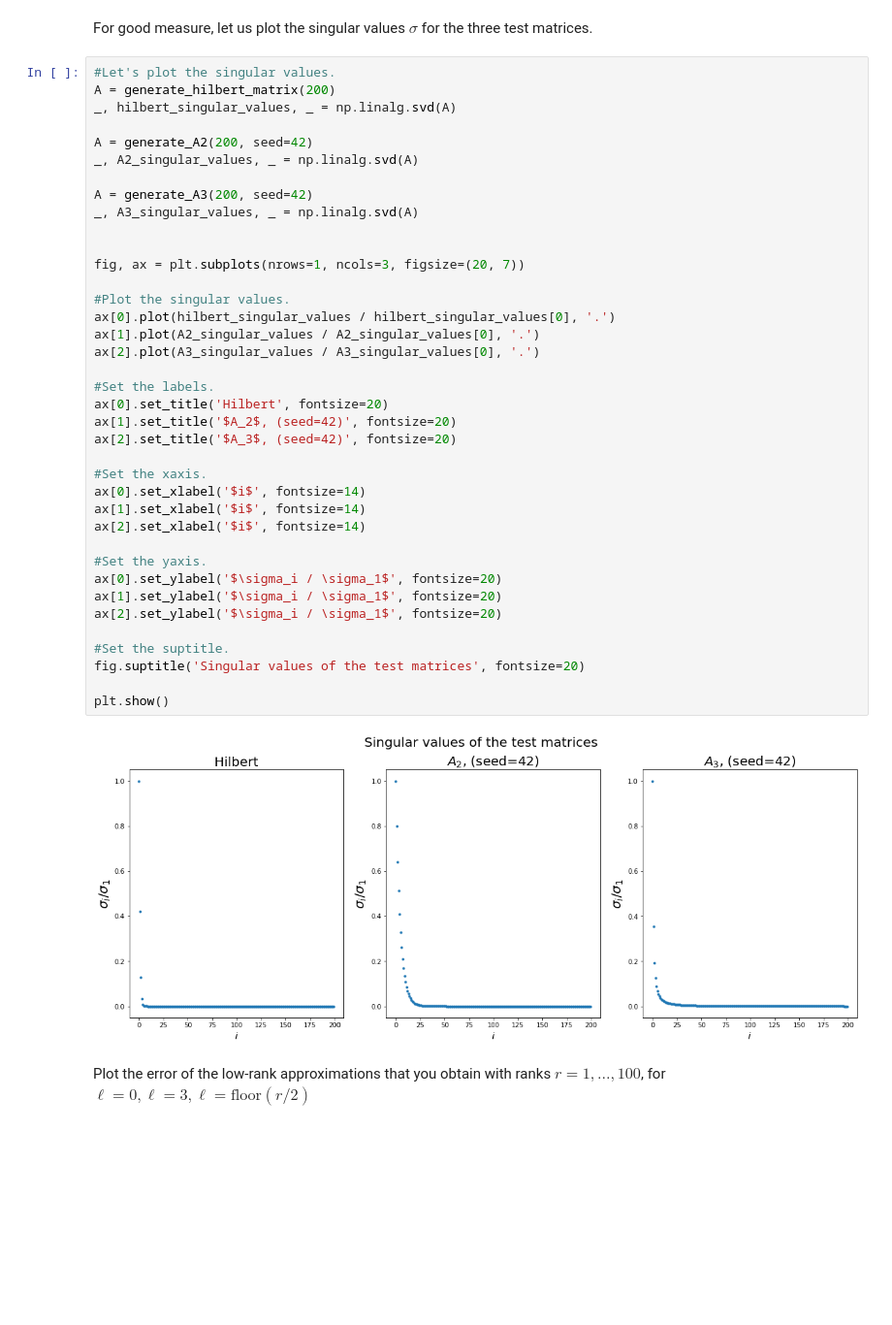
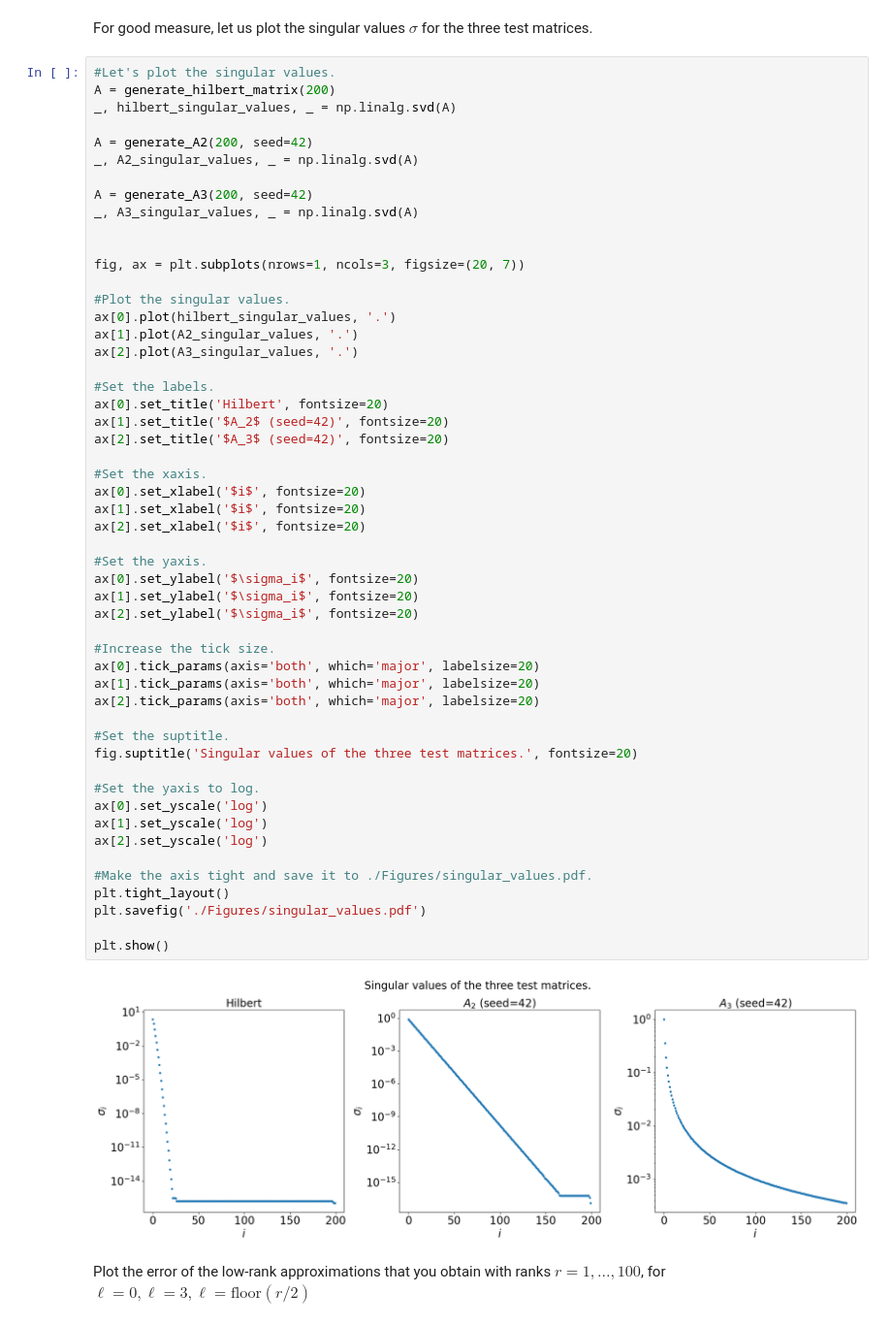
Before and after one commit to vstenby/MATH403_SketchingProject, a Jupyter notebook: Experiments.ipynb, the cells around one changed output. Shown at 97% size. Drawn from its saved outputs; the diff is of its cells as text; blank space fills up the shorter version.

Commit message:
Refined figures

```diff
--- a/Experiments.ipynb
+++ b/Experiments.ipynb
@@ -11,43 +11,57 @@ For good measure, let us plot the singular values $\sigma$ for the three test ma
 # %%
 #Let's plot the singular values.
 A = generate_hilbert_matrix(200)
 _, hilbert_singular_values, _ = np.linalg.svd(A)
 
 A = generate_A2(200, seed=42)
 _, A2_singular_values, _ = np.linalg.svd(A)
 
 A = generate_A3(200, seed=42)
 _, A3_singular_values, _ = np.linalg.svd(A)
 
 
 fig, ax = plt.subplots(nrows=1, ncols=3, figsize=(20, 7))
 
 #Plot the singular values.
-ax[0].plot(hilbert_singular_values / hilbert_singular_values[0], '.')
-ax[1].plot(A2_singular_values / A2_singular_values[0], '.')
-ax[2].plot(A3_singular_values / A3_singular_values[0], '.')
+ax[0].plot(hilbert_singular_values, '.')
+ax[1].plot(A2_singular_values, '.')
+ax[2].plot(A3_singular_values, '.')
 
 #Set the labels.
 ax[0].set_title('Hilbert', fontsize=20)
-ax[1].set_title('$A_2$, (seed=42)', fontsize=20)
-ax[2].set_title('$A_3$, (seed=42)', fontsize=20)
+ax[1].set_title('$A_2$ (seed=42)', fontsize=20)
+ax[2].set_title('$A_3$ (seed=42)', fontsize=20)
 
 #Set the xaxis.
-ax[0].set_xlabel('$i$', fontsize=14)
-ax[1].set_xlabel('$i$', fontsize=14)
-ax[2].set_xlabel('$i$', fontsize=14)
+ax[0].set_xlabel('$i$', fontsize=20)
+ax[1].set_xlabel('$i$', fontsize=20)
+ax[2].set_xlabel('$i$', fontsize=20)
 
 #Set the yaxis.
-ax[0].set_ylabel('$\sigma_i / \sigma_1$', fontsize=20)
-ax[1].set_ylabel('$\sigma_i / \sigma_1$', fontsize=20)
-ax[2].set_ylabel('$\sigma_i / \sigma_1$', fontsize=20)
+ax[0].set_ylabel('$\sigma_i$', fontsize=20)
+ax[1].set_ylabel('$\sigma_i$', fontsize=20)
+ax[2].set_ylabel('$\sigma_i$', fontsize=20)
+
+#Increase the tick size.
+ax[0].tick_params(axis='both', which='major', labelsize=20)
+ax[1].tick_params(axis='both', which='major', labelsize=20)
+ax[2].tick_params(axis='both', which='major', labelsize=20)
 
 #Set the suptitle.
-fig.suptitle('Singular values of the test matrices', fontsize=20)
+fig.suptitle('Singular values of the three test matrices.', fontsize=20)
+
+#Set the yaxis to log.
+ax[0].set_yscale('log')
+ax[1].set_yscale('log')
+ax[2].set_yscale('log')
+
+#Make the axis tight and save it to ./Figures/singular_values.pdf.
+plt.tight_layout()
+plt.savefig('./Figures/singular_values.pdf')
 
 plt.show()
 # %% [output]
-[figure, old version]
+[figure, new version]
 # %% [markdown]
 Plot the error of the low-rank approximations that you obtain with ranks $r = 1, \dots, 100$, for $\ell = 0, \ell = 3, \ell = \text{floor}(r/2)$
 # %%
```
Also changed, not shown: parts of 2 cells of this notebook, 3 other files.
